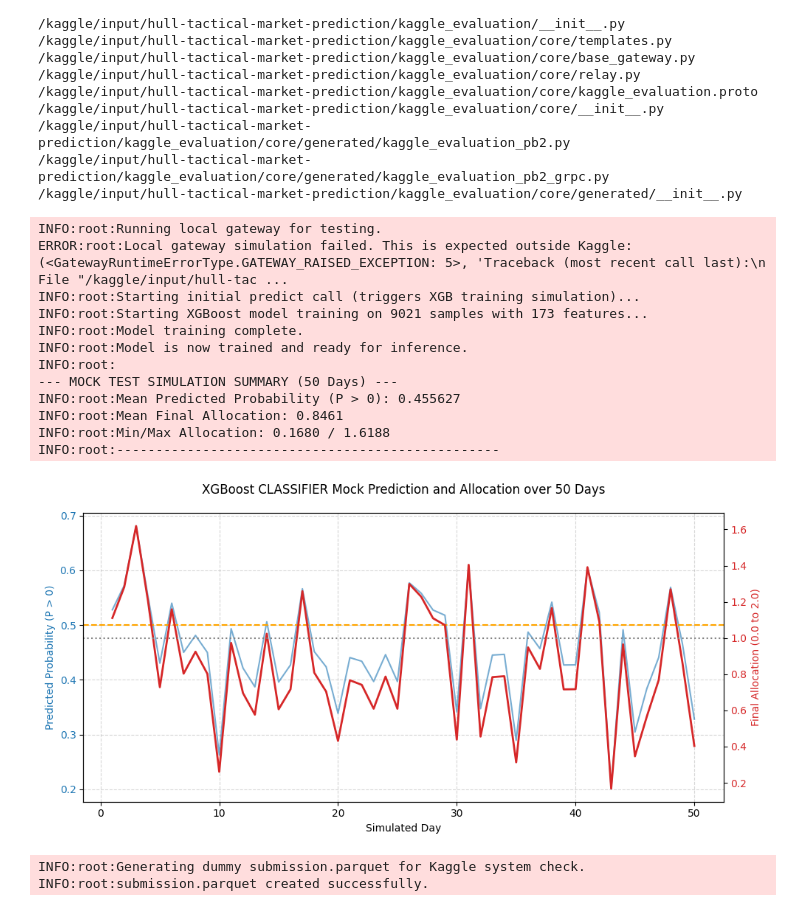
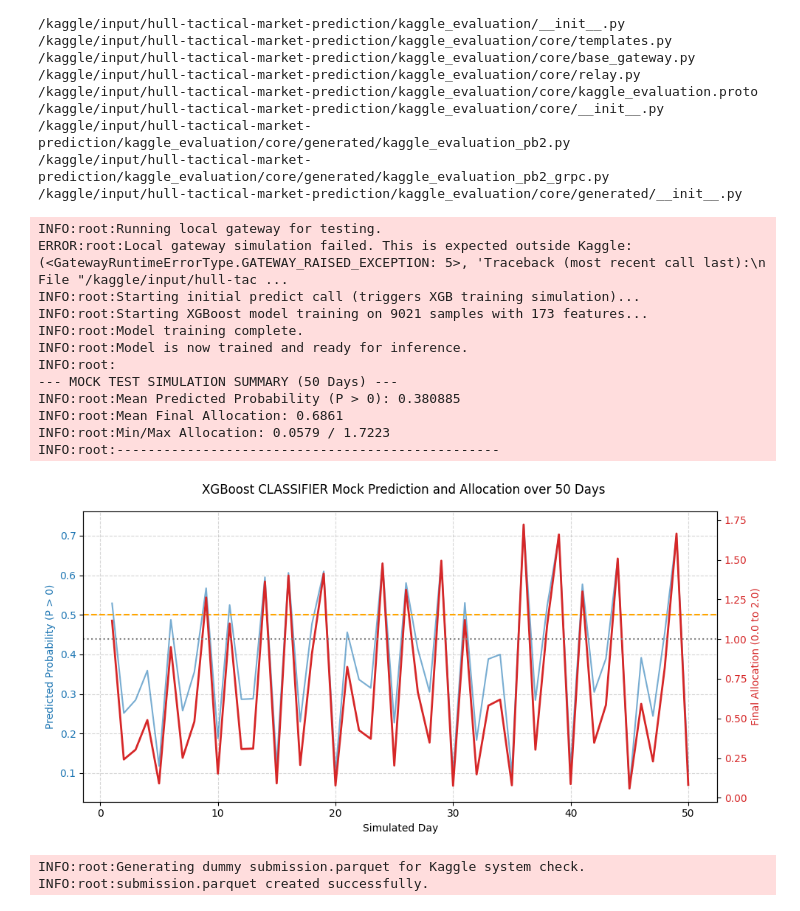
Before and after one commit to Mahmoudashraf7400/Loan-Prediction, a Jupyter notebook: hull-average.ipynb, the cells around one changed output. Saved outputs shown, nothing was run; the diff lists cells and outputs as text; code cells hidden in the pictures.

```diff
--- a/hull-average.ipynb
+++ b/hull-average.ipynb
@@ -172,8 +172,10 @@ def train_model(train_df: pl.DataFrame):
     # Define and fit the model directly
     regressor = xgb.XGBClassifier( # CLASSIFIER
         objective='binary:logistic',
-        n_estimators=1200,             # Increased for deeper training
-        learning_rate=0.03,            # Slightly reduced learning rate for stability
+        n_estimators=1200,             # High n_estimators to maximize model capacity
+        # UPDATED: Increased learning rate (eta) from 0.03 to 0.08.
+        # CAUTION: This increases training speed but also significantly raises the risk of overfitting.
+        learning_rate=0.08,
         max_depth=8,                   # Increased depth
         subsample=0.8,
         colsample_bytree=0.8,
@@ -384,36 +386,36 @@ else:
         local_input_path = os.path.join(os.getcwd(), 'kaggle_input/hull-tactical-market-prediction/')
         inference_server_instance.run_local_gateway((local_input_path,))
     except Exception as e:
         # Fallback for external environment dummy test and visualization
         logging.error(f"Local gateway simulation failed. This is expected outside Kaggle: {e}")
 
         # Run the expanded mock test and visualization
         run_mock_test_and_visualize()
 
         # --- Mandatory Dummy Submission File Generation for Kaggle System Check ---
         logging.info("Generating dummy submission.parquet for Kaggle system check.")
 
         # Create a tiny DataFrame that satisfies the submission file structure
         dummy_submission = pl.DataFrame({
             'date_id': [999], # A dummy date ID
             'allocation': [1.0] # Neutral allocation
         })
         # Write it to the expected file name
         dummy_submission.write_parquet('submission.parquet')
         logging.info("submission.parquet created successfully.")
 # %% [output]
 INFO:root:Running local gateway for testing.
 ERROR:root:Local gateway simulation failed. This is expected outside Kaggle: (<GatewayRuntimeErrorType.GATEWAY_RAISED_EXCEPTION: 5>, 'Traceback (most recent call last):\n  File "/kaggle/input/hull-tac ...
 INFO:root:Starting initial predict call (triggers XGB training simulation)...
 INFO:root:Starting XGBoost model training on 9021 samples with 173 features...
 INFO:root:Model training complete.
 INFO:root:Model is now trained and ready for inference.
 INFO:root:
 --- MOCK TEST SIMULATION SUMMARY (50 Days) ---
-INFO:root:Mean Predicted Probability (P > 0): 0.455627
-INFO:root:Mean Final Allocation: 0.8461
-INFO:root:Min/Max Allocation: 0.1680 / 1.6188
+INFO:root:Mean Predicted Probability (P > 0): 0.380885
+INFO:root:Mean Final Allocation: 0.6861
+INFO:root:Min/Max Allocation: 0.0579 / 1.7223
 INFO:root:-------------------------------------------------
-[figure, old version]
+[figure, new version]
 INFO:root:Generating dummy submission.parquet for Kaggle system check.
 INFO:root:submission.parquet created successfully.
```
